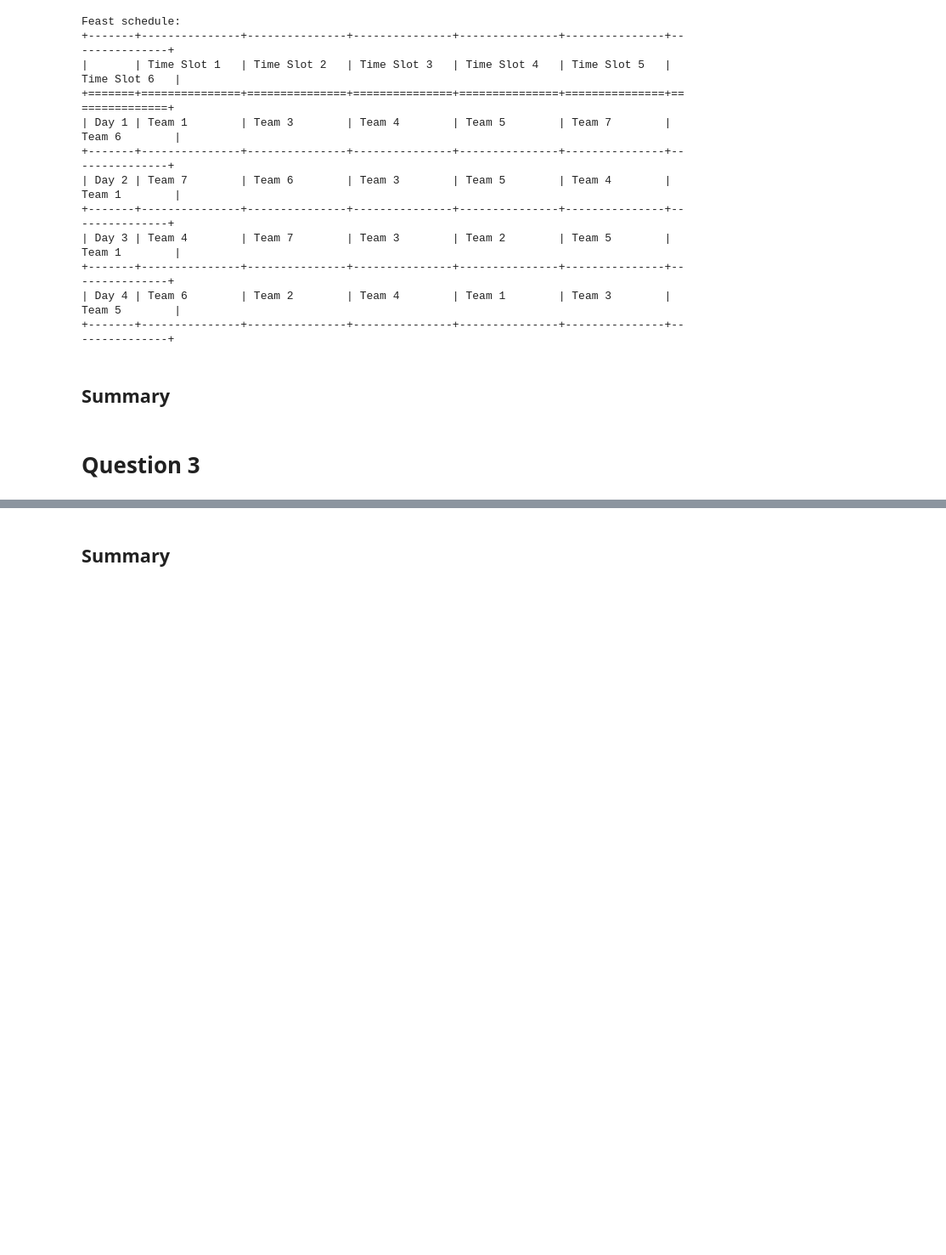
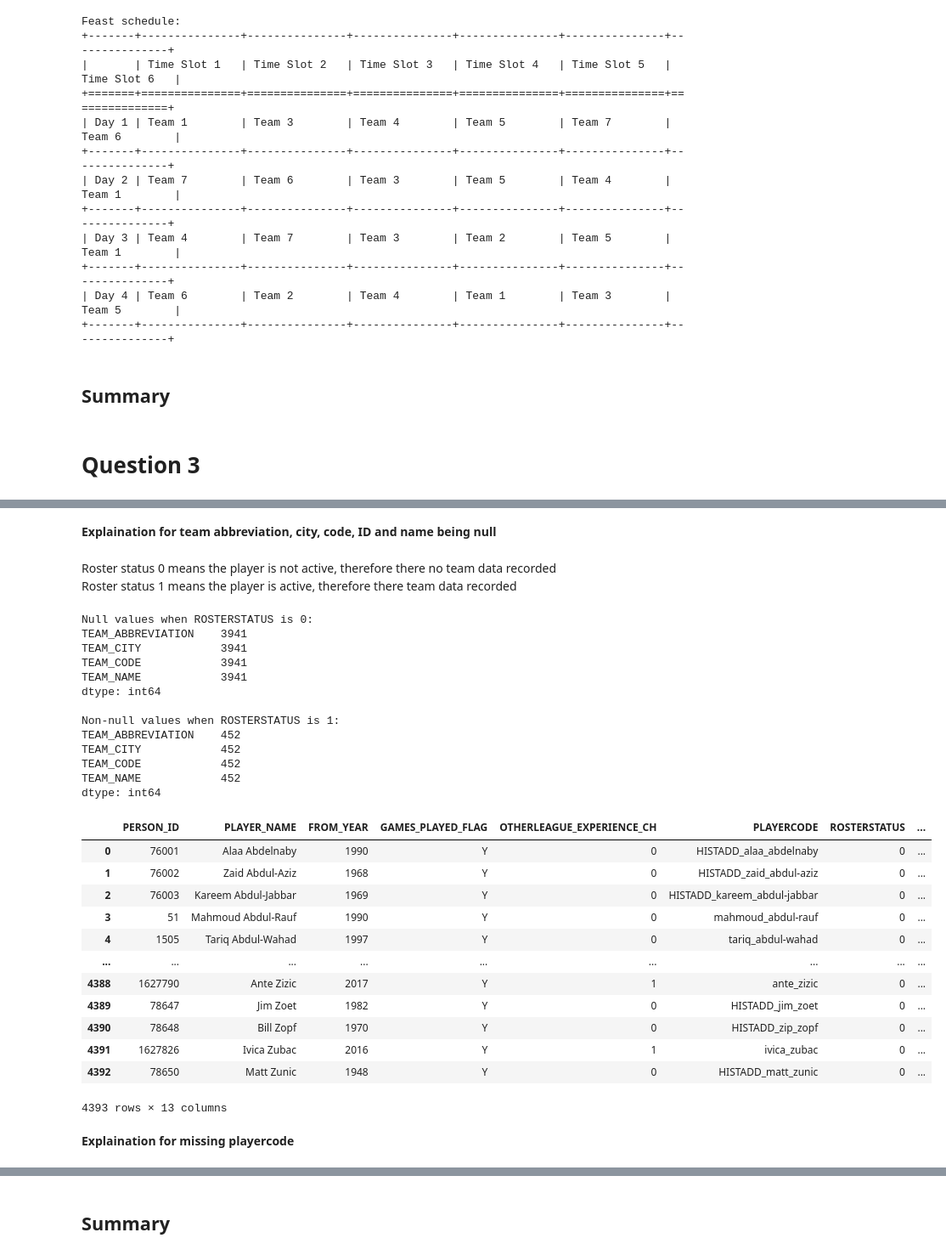
Before and after one commit to SalahAlHaismawi/Artificial-Intelligence-Problems, a Jupyter notebook: Project.ipynb, the cells around one changed output, grey strips where cells are left out. Shown: that part at 85% size. Drawn from its saved outputs; the diff is of its cells as text; code cells hidden in the pictures; blank space fills up the shorter version.

```diff
--- a/Project.ipynb
+++ b/Project.ipynb
@@ -442,0 +540,16 @@ Feast schedule:
+# %%
+# Check duplicte data
+check_duplicates(playerlist)
+print()
+
+# Check missing value
+print("Missing values =======================")
+check_missing_values(playerlist)
+
+# Check TEAM_ID with 0 as value:
+total_null = len(playerlist[playerlist['TEAM_ID'] == 0])
+total_data = len(playerlist['TEAM_ID'])
+print('TEAM_ID : ', total_null, "out of", total_data)
+
+# Replace TEAM_ID with 0 as value to "-"
+playerlist['TEAM_ID'] = playerlist['TEAM_ID'].replace(0, '-')
@@ -442,0 +566,50 @@ Feast schedule:
+# %% [markdown]
+<b>Explaination for team abbreviation, city, code, ID and name being null
+# %% [markdown]
+Roster status 0 means the player is not active, therefore there no team data recorded<br>
+Roster status 1 means the player is active, therefore there team data recorded<b>
+# %%
+# Check if columns are null when ROSTERSTATUS is 0
+null_values_roster_0 = playerlist.loc[playerlist['ROSTERSTATUS'] == 0, ['TEAM_ABBREVIATION', 'TEAM_CITY', 'TEAM_CODE', 'TEAM_NAME']].isnull().sum()
+print("Null values when ROSTERSTATUS is 0:")
+print(null_values_roster_0)
+print()
+
+# Check if columns have values when ROSTERSTATUS is 1
+not_null_values_roster_1 = playerlist.loc[playerlist['ROSTERSTATUS'] == 1, ['TEAM_ABBREVIATION', 'TEAM_CITY', 'TEAM_CODE', 'TEAM_NAME']].notnull().sum()
+print("Non-null values when ROSTERSTATUS is 1:")
+print(not_null_values_roster_1)
+
+# Fill NaN value with "-"
+columns_to_fill = ['TEAM_ABBREVIATION', 'TEAM_CITY', 'TEAM_CODE', 'TEAM_NAME']
+playerlist[columns_to_fill] = playerlist[columns_to_fill].fillna('-')
+playerlist
+# %% [output]
+Null values when ROSTERSTATUS is 0:
+TEAM_ABBREVIATION    3941
+TEAM_CITY            3941
+TEAM_CODE            3941
+TEAM_NAME            3941
+dtype: int64
+
+Non-null values when ROSTERSTATUS is 1:
+TEAM_ABBREVIATION    452
+TEAM_CITY            452
+TEAM_CODE            452
+TEAM_NAME            452
+dtype: int64
+|  | PERSON_ID | PLAYER_NAME | FROM_YEAR | GAMES_PLAYED_FLAG | OTHERLEAGUE_EXPERIENCE_CH | PLAYERCODE | ROSTERSTATUS | ... |
+| 0 | 76001 | Alaa Abdelnaby | 1990 | Y | 0 | HISTADD_alaa_abdelnaby | 0 | ... |
+| 1 | 76002 | Zaid Abdul-Aziz | 1968 | Y | 0 | HISTADD_zaid_abdul-aziz | 0 | ... |
+| 2 | 76003 | Kareem Abdul-Jabbar | 1969 | Y | 0 | HISTADD_kareem_abdul-jabbar | 0 | ... |
+| 3 | 51 | Mahmoud Abdul-Rauf | 1990 | Y | 0 | mahmoud_abdul-rauf | 0 | ... |
+| 4 | 1505 | Tariq Abdul-Wahad | 1997 | Y | 0 | tariq_abdul-wahad | 0 | ... |
+| ... | ... | ... | ... | ... | ... | ... | ... | ... |
+| 4388 | 1627790 | Ante Zizic | 2017 | Y | 1 | ante_zizic | 0 | ... |
+| 4389 | 78647 | Jim Zoet | 1982 | Y | 0 | HISTADD_jim_zoet | 0 | ... |
+| 4390 | 78648 | Bill Zopf | 1970 | Y | 0 | HISTADD_zip_zopf | 0 | ... |
+| 4391 | 1627826 | Ivica Zubac | 2016 | Y | 1 | ivica_zubac | 0 | ... |
+| 4392 | 78650 | Matt Zunic | 1948 | Y | 0 | HISTADD_matt_zunic | 0 | ... |
+4393 rows × 13 columns
+# %% [markdown]
+<b>Explaination for missing playercode
```
Also changed, not shown: parts of 33 cells of this notebook.
